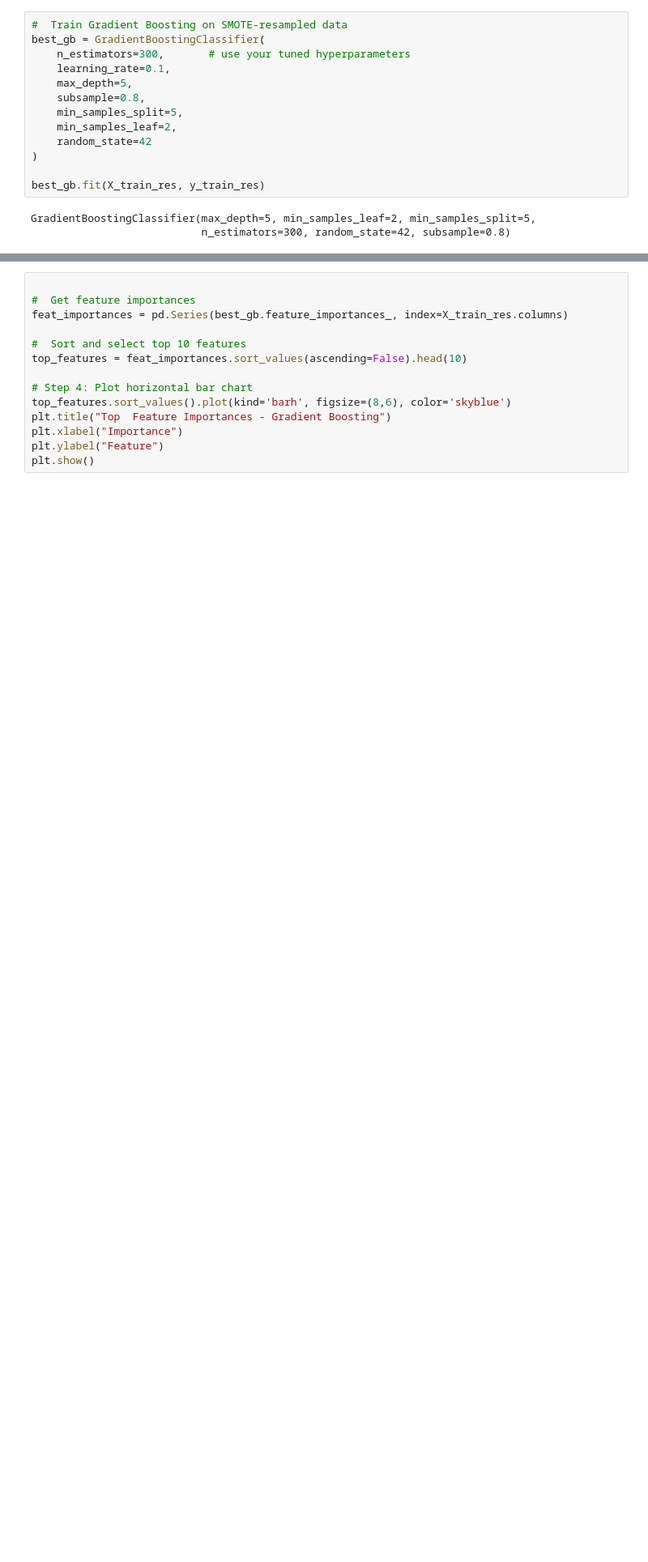
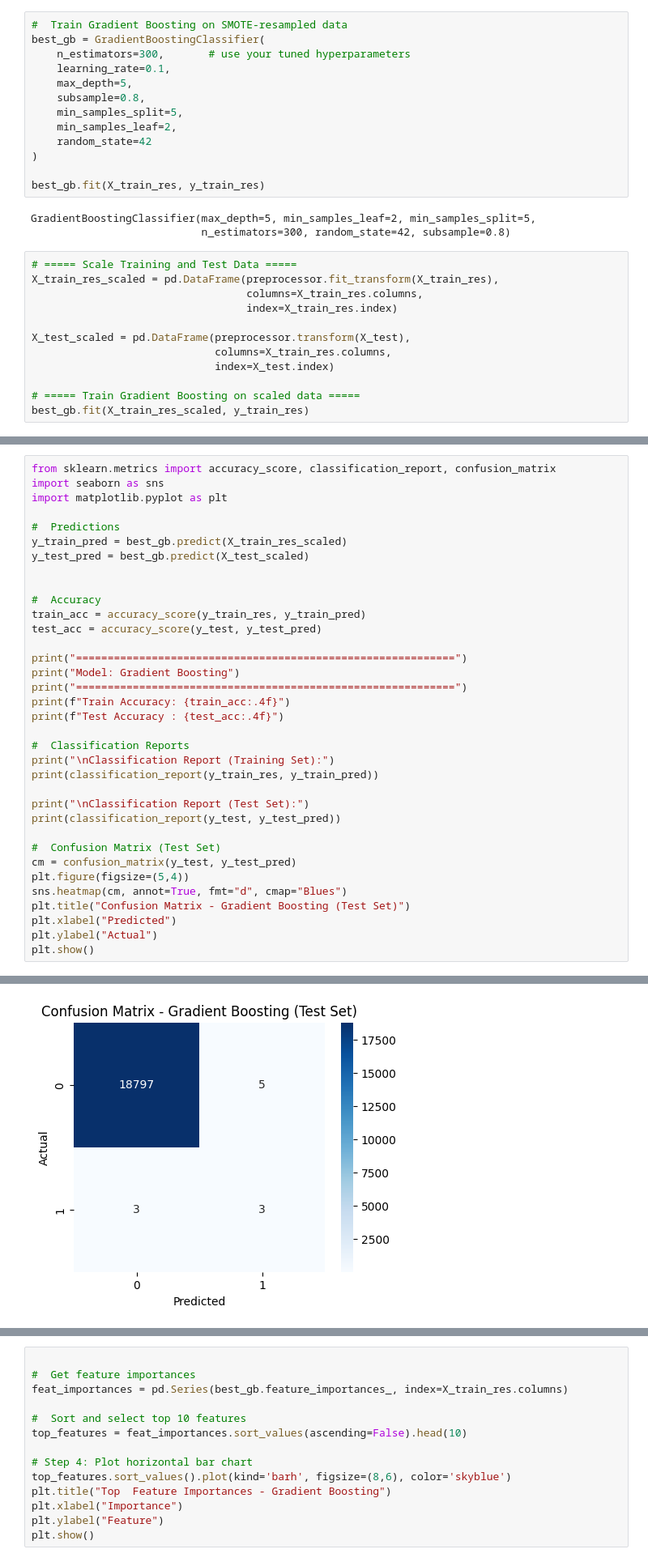
Before and after one commit to j-o-y-14/Air_Quality_Forecasting, a Jupyter notebook: Air_Quality.ipynb, the cells around one changed output, grey strips where cells are left out. Shown at 81% size. Cells and saved outputs as stored; diff of their text form; blank space fills up the shorter version.

```diff
--- a/Air_Quality.ipynb
+++ b/Air_Quality.ipynb
@@ -725,3 +723,15 @@ best_gb.fit(X_train_res, y_train_res)
 # %% [output]
 GradientBoostingClassifier(max_depth=5, min_samples_leaf=2, min_samples_split=5,
                            n_estimators=300, random_state=42, subsample=0.8)
+# %%
+# ===== Scale Training and Test Data =====
+X_train_res_scaled = pd.DataFrame(preprocessor.fit_transform(X_train_res),
+                                  columns=X_train_res.columns,
+                                  index=X_train_res.index)
+
+X_test_scaled = pd.DataFrame(preprocessor.transform(X_test),
+                             columns=X_train_res.columns,
+                             index=X_test.index)
+
+# ===== Train Gradient Boosting on scaled data =====
+best_gb.fit(X_train_res_scaled, y_train_res)
@@ -727,0 +741,36 @@ GradientBoostingClassifier(max_depth=5, min_samples_leaf=2, min_samples_split=5,
+# %%
+from sklearn.metrics import accuracy_score, classification_report, confusion_matrix
+import seaborn as sns
+import matplotlib.pyplot as plt
+
+#  Predictions
+y_train_pred = best_gb.predict(X_train_res_scaled)
+y_test_pred = best_gb.predict(X_test_scaled)
+
+
+#  Accuracy
+train_acc = accuracy_score(y_train_res, y_train_pred)
+test_acc = accuracy_score(y_test, y_test_pred)
+
+print("============================================================")
+print("Model: Gradient Boosting")
+print("============================================================")
+print(f"Train Accuracy: {train_acc:.4f}")
+print(f"Test Accuracy : {test_acc:.4f}")
+
+#  Classification Reports
+print("\nClassification Report (Training Set):")
+print(classification_report(y_train_res, y_train_pred))
+
+print("\nClassification Report (Test Set):")
+print(classification_report(y_test, y_test_pred))
+
+#  Confusion Matrix (Test Set)
+cm = confusion_matrix(y_test, y_test_pred)
+plt.figure(figsize=(5,4))
+sns.heatmap(cm, annot=True, fmt="d", cmap="Blues")
+plt.title("Confusion Matrix - Gradient Boosting (Test Set)")
+plt.xlabel("Predicted")
+plt.ylabel("Actual")
+plt.show()
+# %% [output]
@@ -727,0 +794 @@ GradientBoostingClassifier(max_depth=5, min_samples_leaf=2, min_samples_split=5,
+[figure, added]
```
Also changed, not shown: parts of 20 cells of this notebook, 6 other files.
